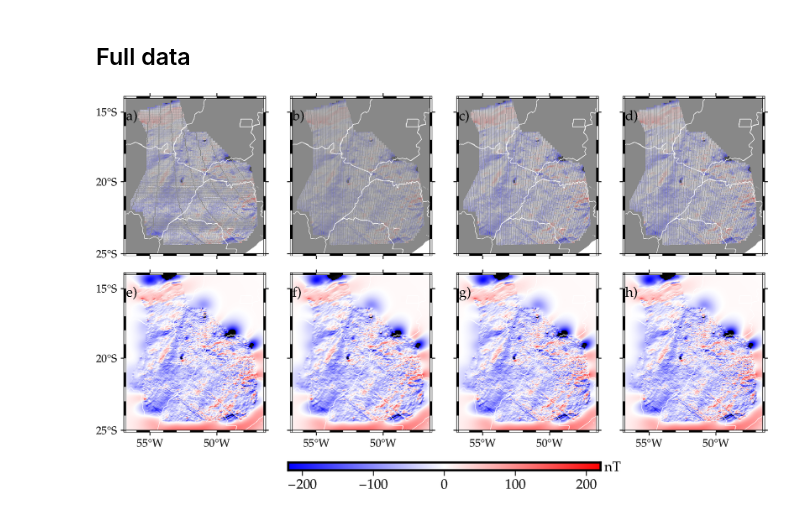
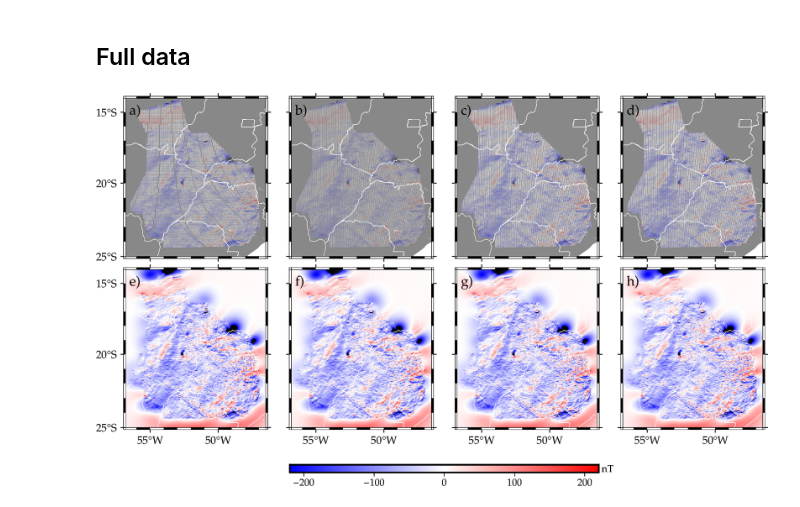
Before and after one commit to compgeolab/eqs-magnetic-spherical, a Jupyter notebook: code/10-comparing-block-mean.ipynb, the cells around one changed output. Cells and saved outputs as stored; diff of their text form; code cells hidden in the pictures.

Commit message:
Add the latest version of the results notebooks

```diff
--- a/code/10-comparing-block-mean.ipynb
+++ b/code/10-comparing-block-mean.ipynb
@@ -146,14 +114,14 @@ coordinates_001 = (lon_001, lat_001, height_001)
 # 001
 
 # Scatter
-_, deep_001 = load_predict_results("eqs_deep_predict_scatter_001")
-_, shallow_001 = load_predict_results("eqs_shallow_predict_scatter_001")
+coordinates_001_deep, deep_001 = load_predict_results("eqs_deep_predict_scatter_001")
+coordinates_001_shallow, shallow_001 = load_predict_results("eqs_shallow_predict_scatter_001")
 
 pred_total_001 = deep_001 + shallow_001
 
 # Grid
-_, deep_grid_001 = load_predict_results("eqs_deep_predict_grid_001")
-_, shallow_grid_001 = load_predict_results("eqs_shallow_predict_grid_001")
+coordinates_001_deep_grid, deep_grid_001 = load_predict_results("eqs_deep_predict_grid_001")
+coordinates_001_shallow_grid, shallow_grid_001 = load_predict_results("eqs_shallow_predict_grid_001")
 
 pred_grid_total_001 = deep_grid_001 + shallow_grid_001
 
@@ -199,15 +151,15 @@ coordinates_00023 = (lon_00023, lat_00023, height_00023)
 # 00023
 
 # Scatter
-_, deep_00023 = load_predict_results("eqs_deep_predict_scatter_00023")
-_, shallow_00023 = load_predict_results("eqs_shallow_predict_scatter_00023")
+coordinates_00023_deep, deep_00023 = load_predict_results("eqs_deep_predict_scatter_00023")
+coordinates_00023_shallow, shallow_00023 = load_predict_results("eqs_shallow_predict_scatter_00023")
 
 pred_total_00023 = deep_00023 + shallow_00023
 
 
 # Grid
-_, deep_grid_00023 = load_predict_results("eqs_deep_predict_grid_00023")
-_, shallow_grid_00023 = load_predict_results("eqs_shallow_predict_grid_00023")
+coordinates_00023_deep_grid, deep_grid_00023 = load_predict_results("eqs_deep_predict_grid_00023")
+coordinates_00023_shallow_grid, shallow_grid_00023 = load_predict_results("eqs_shallow_predict_grid_00023")
 
 pred_grid_total_00023 = deep_grid_00023 + shallow_grid_00023
 
@@ -240,15 +189,15 @@ mag = (df['MAGIGRF'].values)
 # FULL
 
 # Scatter
-_, deep_full = load_predict_results("eqs_deep_predict_scatter_full")
-_, shallow_full = load_predict_results("eqs_shallow_predict_scatter_full")
+coordinates_full_deep, deep_full = load_predict_results("eqs_deep_predict_scatter_full")
+coordinates_full_shallow, shallow_full = load_predict_results("eqs_shallow_predict_scatter_full")
 
 pred_total_full = deep_full + shallow_full
 
 
 # Grid
-_, deep_grid_full = load_predict_results("eqs_deep_predict_grid_full")
-_, shallow_grid_full = load_predict_results("eqs_shallow_predict_grid_full")
+coordinates_full_deep_grid, deep_grid_full = load_predict_results("eqs_deep_predict_grid_full")
+coordinates_full_shallow_grid, shallow_grid_full = load_predict_results("eqs_shallow_predict_grid_full")
 
 pred_grid_total_full = deep_grid_full + shallow_grid_full
 
@@ -315,9 +264,9 @@ with pygmt.config(FONT="10p,Palatino-Roman",
 
     with fig.subplot(nrows=2,
             ncols=4,
-            figsize=("16.5c", "8.5c"),
+            figsize=("16.5c", "8.8c"),
             autolabel="+jTL+o0.1/0.3c",
-            #margins='0.2c',
+            margins='0.2c/-0.1c',
             sharex="b",
             sharey="l"):
 
@@ -330,8 +279,8 @@ with pygmt.config(FONT="10p,Palatino-Roman",
                 )
 
             fig.plot(
-                    x=coordinates_006[0],
-                    y=coordinates_006[1],
+                    x=coordinates_006_shallow[0],
+                    y=coordinates_006_shallow[1],
                     fill=tfa_pred_total_006,
                     style="c0.01c",
                     cmap=True
@@ -355,8 +304,8 @@ with pygmt.config(FONT="10p,Palatino-Roman",
             )
 
             fig.plot(
-                x=coordinates_001[0],
-                y=coordinates_001[1],
+                x=coordinates_001_shallow[0],
+                y=coordinates_001_shallow[1],
                 fill=tfa_pred_total_001,
                 style="c0.001c",
                 projection="M?",
@@ -380,8 +329,8 @@ with pygmt.config(FONT="10p,Palatino-Roman",
             )
 
             fig.plot(
-                    x=coordinates_00023[0],
-                    y=coordinates_00023[1],
+                    x=coordinates_00023_shallow[0],
+                    y=coordinates_00023_shallow[1],
                     fill=tfa_pred_total_00023,
                     style="c0.001c",
                     cmap=True
@@ -404,8 +353,8 @@ with pygmt.config(FONT="10p,Palatino-Roman",
             )
 
             fig.plot(
-                    x=coordinates[0],
-                    y=coordinates[1],
+                    x=coordinates_full_shallow[0],
+                    y=coordinates_full_shallow[1],
                     fill=tfa_pred_total_full,
                     style="c0.001c",
                     cmap=True
@@ -493,31 +442,31 @@ with pygmt.config(FONT="10p,Palatino-Roman",
 
         with fig.set_panel(panel=7):
 
             fig.coast(
                 land="#888888",
                 region = region,
                 projection="M?",
             )
 
             fig.grdimage(
             grid=tfa_pred_grid_total_full,
             region=region,
             projection="M?",
             cmap=True,
             shading="+nt0.15",
             )
 
             fig.plot(
                 data=brasil_reduc.geometry,
                 pen=".2p,white",
                 fill=None,
                 projection="M?",
                 frame=["a42f"]
             )
 
 pygmt.config(FONT_ANNOT_PRIMARY="10p,Palatino-Roman", FONT_ANNOT_SECONDARY="10p,Palatino-Roman")
 fig.colorbar(position="JBC+w8/0.2c+h", frame=["y+lnT", 'a'])
 fig.show(width=7000)
 fig.savefig(fname='../paper/figures/comparison-blockreduce.jpeg',transparent=False)
 # %% [output]
-[figure, old version]
+[figure, new version]
```
Also changed, not shown: parts of 5 cells of this notebook, 5 other files.
